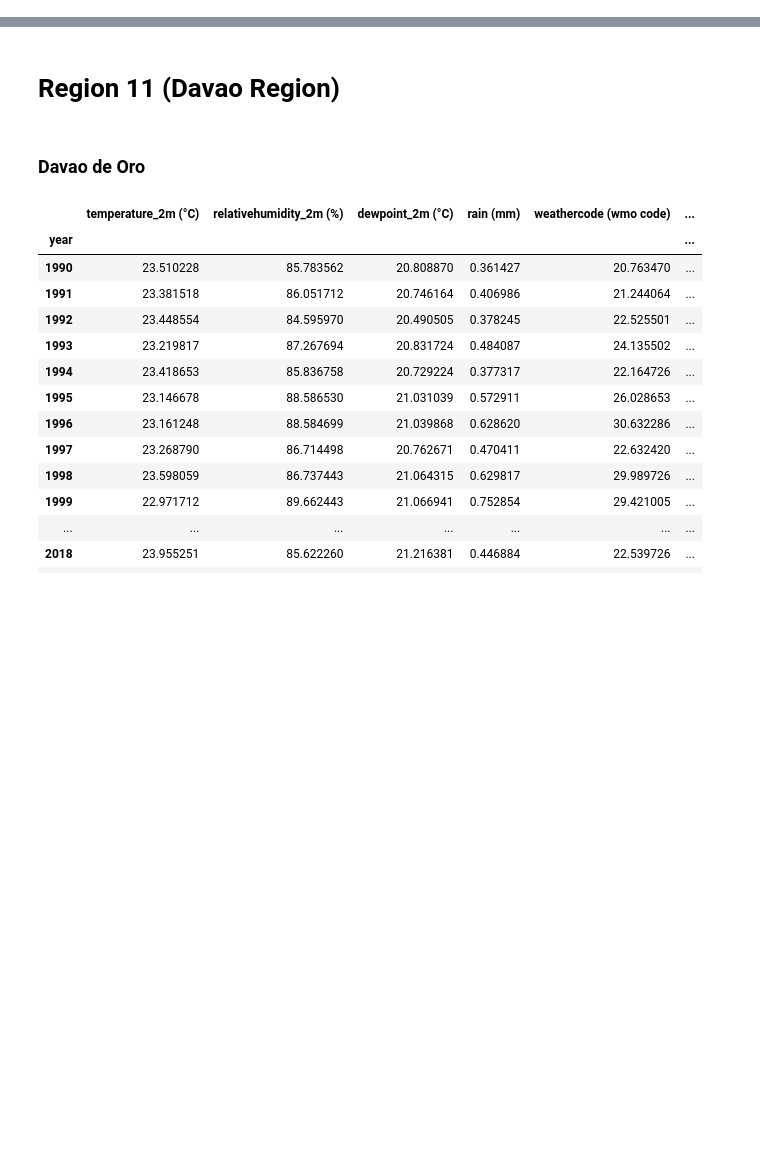
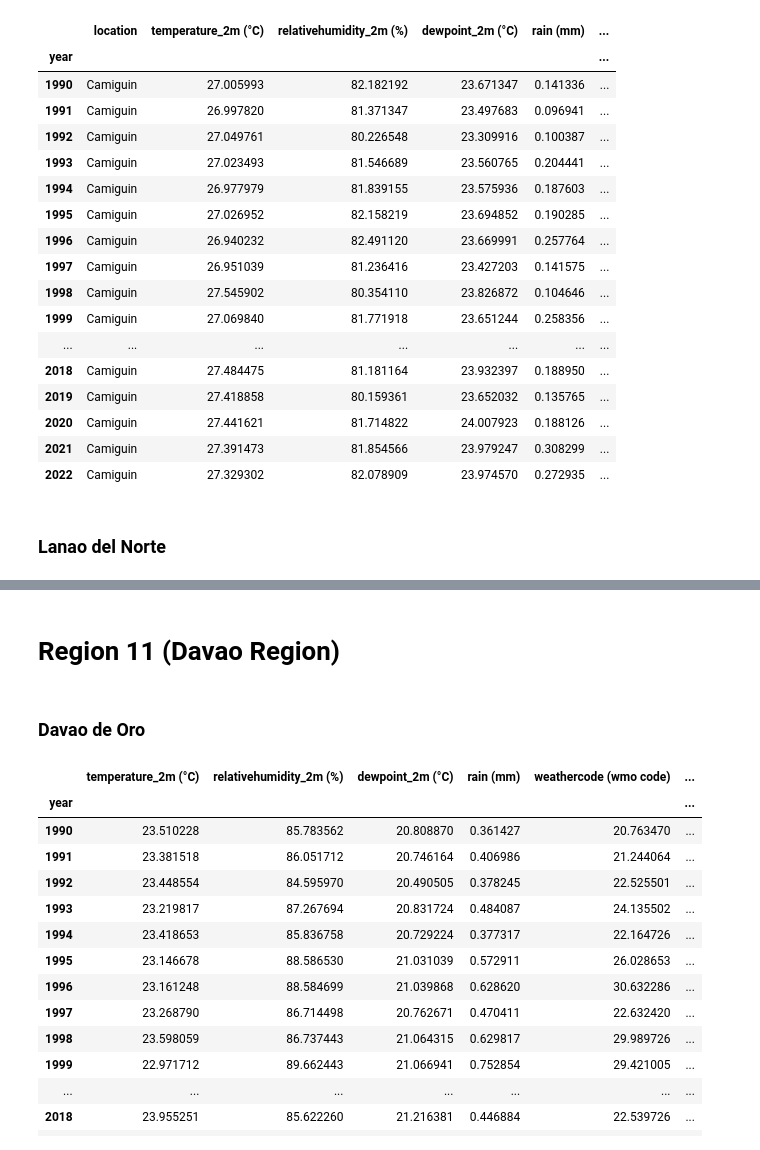
Before and after one commit to darahmanayaga/thesis-2, a Jupyter notebook: historical-data-hourly-to-annual.ipynb, the cells around one changed output, grey strips where cells are left out. Cells and saved outputs as stored; diff of their text form; code cells hidden in the pictures; blank space fills up the shorter version.

```diff
--- a/historical-data-hourly-to-annual.ipynb
+++ b/historical-data-hourly-to-annual.ipynb
@@ -3,0 +61,45 @@ import datetime as dt
+# %%
+camiguin['year'] = camiguin['time'].dt.year
+# %%
+camiguin_annual = camiguin.groupby("year")[['temperature_2m (°C)', 'relativehumidity_2m (%)',
+       'dewpoint_2m (°C)', 'rain (mm)', 'weathercode (wmo code)',
+       'surface_pressure (hPa)', 'cloudcover (%)',
+       'et0_fao_evapotranspiration (mm)', 'vapor_pressure_deficit (kPa)',
+       'windspeed_10m (km/h)', 'winddirection_10m (°)', 'windgusts_10m (km/h)',
+       'soil_temperature_28_to_100cm (°C)',
+       'soil_moisture_28_to_100cm (m³/m³)', 'direct_radiation (W/m²)',
+       'diffuse_radiation (W/m²)']].mean()
+# %%
+camiguin_annual['location'] = ' Camiguin'
+# %%
+camiguin_annual = camiguin_annual.loc[:,['location', 'temperature_2m (°C)', 'relativehumidity_2m (%)',
+       'dewpoint_2m (°C)', 'rain (mm)', 'weathercode (wmo code)',
+       'surface_pressure (hPa)', 'cloudcover (%)',
+       'et0_fao_evapotranspiration (mm)', 'vapor_pressure_deficit (kPa)',
+       'windspeed_10m (km/h)', 'winddirection_10m (°)', 'windgusts_10m (km/h)',
+       'soil_temperature_28_to_100cm (°C)',
+       'soil_moisture_28_to_100cm (m³/m³)', 'direct_radiation (W/m²)',
+       'diffuse_radiation (W/m²)']]
+# %%
+camiguin_annual
+# %% [output]
+|  | location | temperature_2m (°C) | relativehumidity_2m (%) | dewpoint_2m (°C) | rain (mm) | ... |
+| year |  |  |  |  |  | ... |
+| 1990 | Camiguin | 27.005993 | 82.182192 | 23.671347 | 0.141336 | ... |
+| 1991 | Camiguin | 26.997820 | 81.371347 | 23.497683 | 0.096941 | ... |
+| 1992 | Camiguin | 27.049761 | 80.226548 | 23.309916 | 0.100387 | ... |
+| 1993 | Camiguin | 27.023493 | 81.546689 | 23.560765 | 0.204441 | ... |
+| 1994 | Camiguin | 26.977979 | 81.839155 | 23.575936 | 0.187603 | ... |
+| 1995 | Camiguin | 27.026952 | 82.158219 | 23.694852 | 0.190285 | ... |
+| 1996 | Camiguin | 26.940232 | 82.491120 | 23.669991 | 0.257764 | ... |
+| 1997 | Camiguin | 26.951039 | 81.236416 | 23.427203 | 0.141575 | ... |
+| 1998 | Camiguin | 27.545902 | 80.354110 | 23.826872 | 0.104646 | ... |
+| 1999 | Camiguin | 27.069840 | 81.771918 | 23.651244 | 0.258356 | ... |
+| ... | ... | ... | ... | ... | ... | ... |
+| 2018 | Camiguin | 27.484475 | 81.181164 | 23.932397 | 0.188950 | ... |
+| 2019 | Camiguin | 27.418858 | 80.159361 | 23.652032 | 0.135765 | ... |
+| 2020 | Camiguin | 27.441621 | 81.714822 | 24.007923 | 0.188126 | ... |
+| 2021 | Camiguin | 27.391473 | 81.854566 | 23.979247 | 0.308299 | ... |
+| 2022 | Camiguin | 27.329302 | 82.078909 | 23.974570 | 0.272935 | ... |
+# %% [markdown]
+### Lanao del Norte
```
Also changed, not shown: parts of 37 cells of this notebook.
